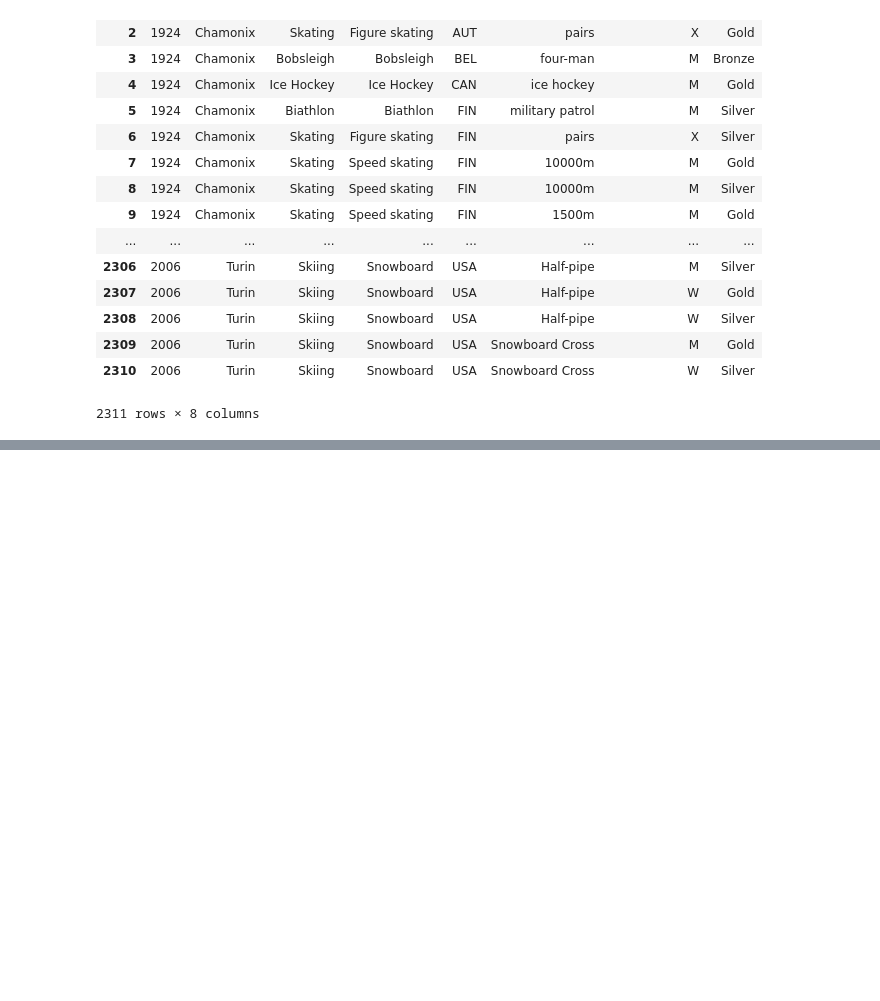
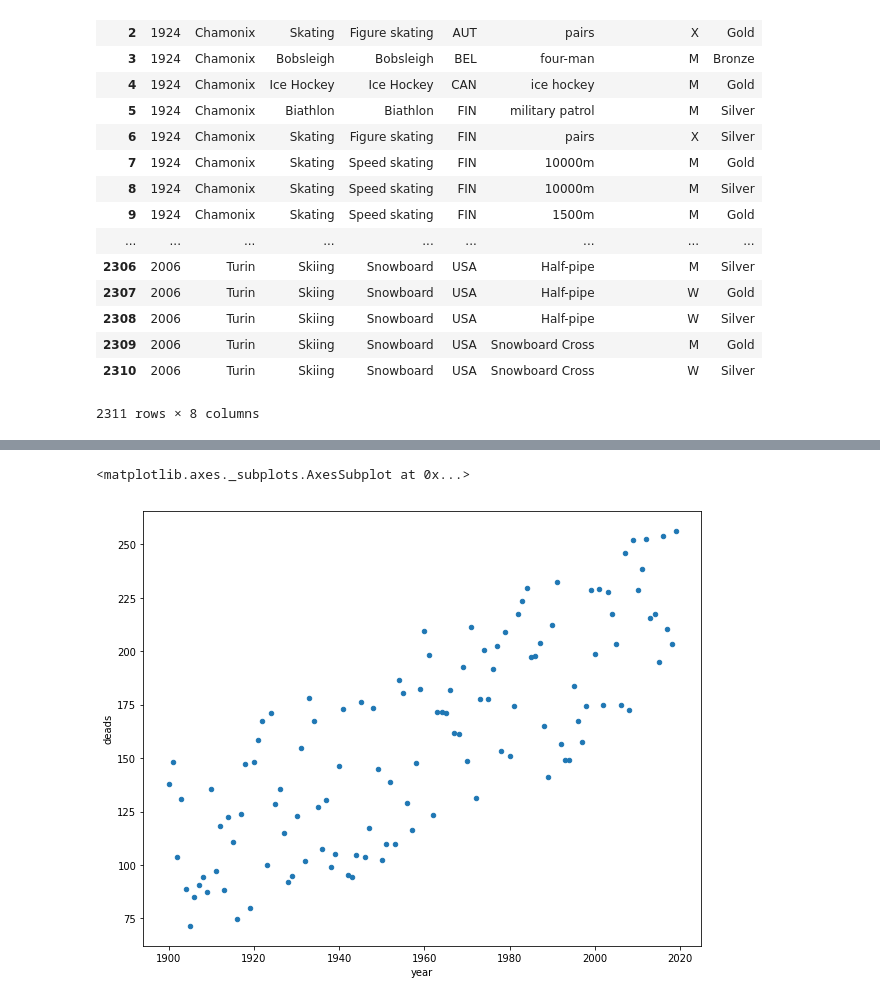
Before and after one commit to Juandavid9909/cursoEstadisticaDescriptiva, a Jupyter notebook: r-basic-master/scripts/tema5/04-dataframes.ipynb, the cells around one changed output, grey strips where cells are left out. Saved outputs shown, nothing was run; the diff lists cells and outputs as text; code cells hidden in the pictures; blank space fills up the shorter version.

Commit message:
DataFrames in Python completed exit quit exit() q quit()

```diff
--- a/r-basic-master/scripts/tema5/04-dataframes.ipynb
+++ b/r-basic-master/scripts/tema5/04-dataframes.ipynb
@@ -198,0 +440,8 @@ pd.read_table("http://winterolympicsmedals.com/medals.csv", delimiter = ",")
+# %%
+years = [year for year in range(1900, 2020)]
+deads = [(y + np.random.uniform(0, 100) - 1850) for y in years]
+# %%
+df = pd.DataFrame({
+    "year": years,
+    "deads": deads
+})
@@ -198,0 +457,5 @@ pd.read_table("http://winterolympicsmedals.com/medals.csv", delimiter = ",")
+# %%
+df.plot(kind = "scatter", x = "year", y = "deads", figsize = (10, 8))
+# %% [output]
+<matplotlib.axes._subplots.AxesSubplot at 0x...>
+[figure, added]
```
Also changed, not shown: parts of 39 cells of this notebook, 1 other file.
